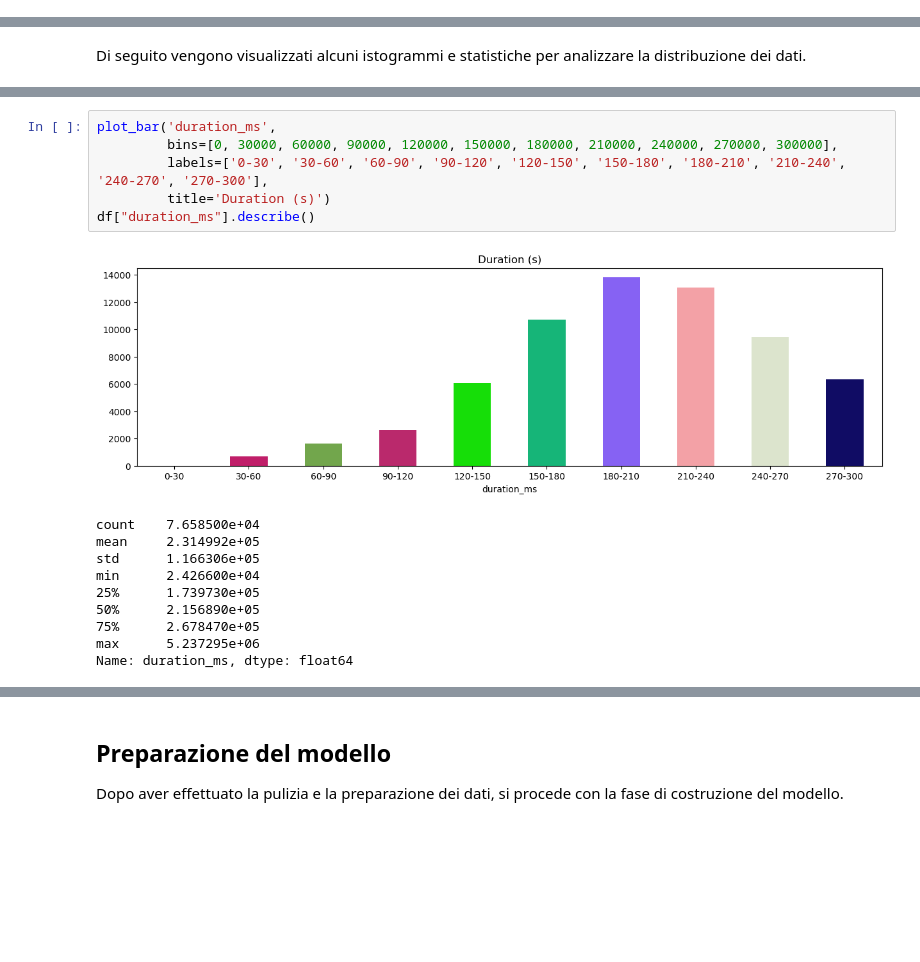
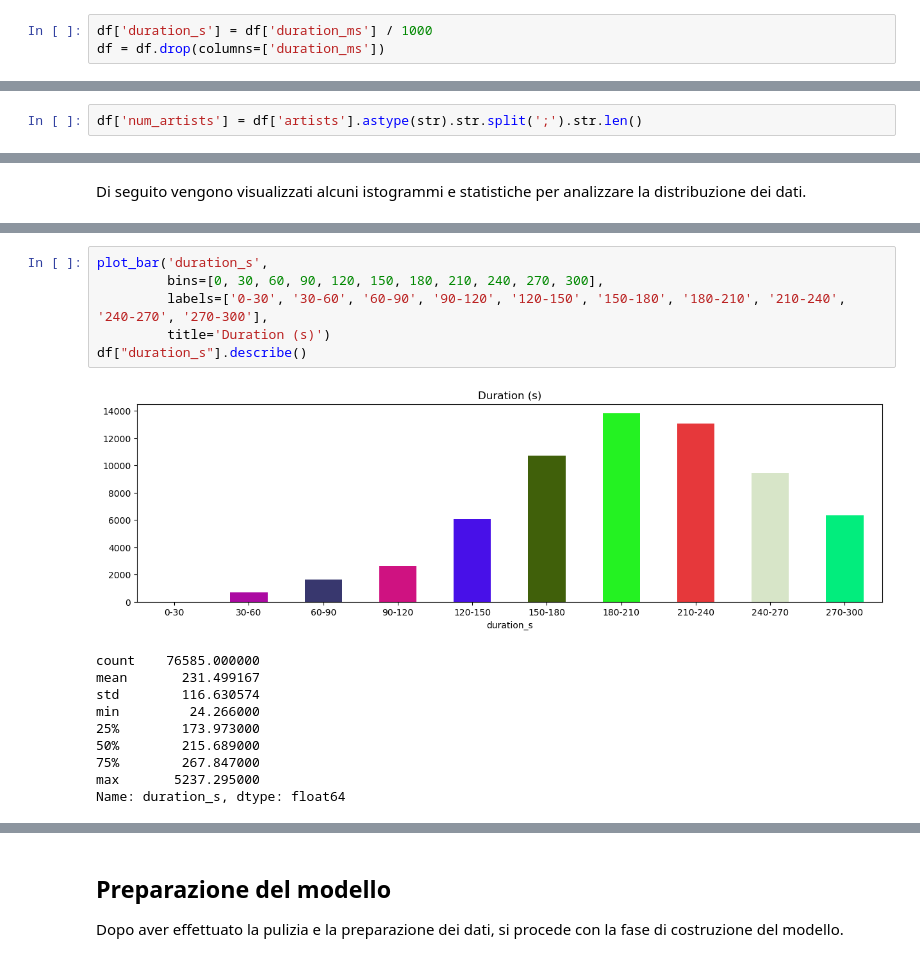
Before and after one commit to PADIprojects/Spotify-Track-Popularity-Prediction, a Jupyter notebook: previsionePopolaritàCanzoni.ipynb, the cells around one changed output, grey strips where cells are left out. Saved outputs shown, nothing was run; the diff lists cells and outputs as text; blank space fills up the shorter version.

```diff
--- a/previsionePopolaritàCanzoni.ipynb
+++ b/previsionePopolaritàCanzoni.ipynb
@@ -91,0 +98,3 @@ df = df.dropna()
+# %%
+df['duration_s'] = df['duration_ms'] / 1000
+df = df.drop(columns=['duration_ms'])
@@ -91,0 +103,2 @@ df = df.dropna()
+# %%
+df['num_artists'] = df['artists'].astype(str).str.split(';').str.len()
@@ -156,19 +172,19 @@ min          1.000000
 max        100.000000
 Name: popularity, dtype: float64
 # %%
-plot_bar('duration_ms',
-         bins=[0, 30000, 60000, 90000, 120000, 150000, 180000, 210000, 240000, 270000, 300000],
+plot_bar('duration_s',
+         bins=[0, 30, 60, 90, 120, 150, 180, 210, 240, 270, 300],
          labels=['0-30', '30-60', '60-90', '90-120', '120-150', '150-180', '180-210', '210-240', '240-270', '270-300'],
          title='Duration (s)')
-df["duration_ms"].describe()
+df["duration_s"].describe()
 # %% [output]
-[figure, old version]
+[figure, new version]
-count    7.658500e+04
-mean     2.314992e+05
-std      1.166306e+05
-min      2.426600e+04
-25%      1.739730e+05
-50%      2.156890e+05
-75%      2.678470e+05
-max      5.237295e+06
-Name: duration_ms, dtype: float64
+count    76585.000000
+mean       231.499167
+std        116.630574
+min         24.266000
+25%        173.973000
+50%        215.689000
+75%        267.847000
+max       5237.295000
+Name: duration_s, dtype: float64
```
Also changed, not shown: parts of 43 cells of this notebook.
